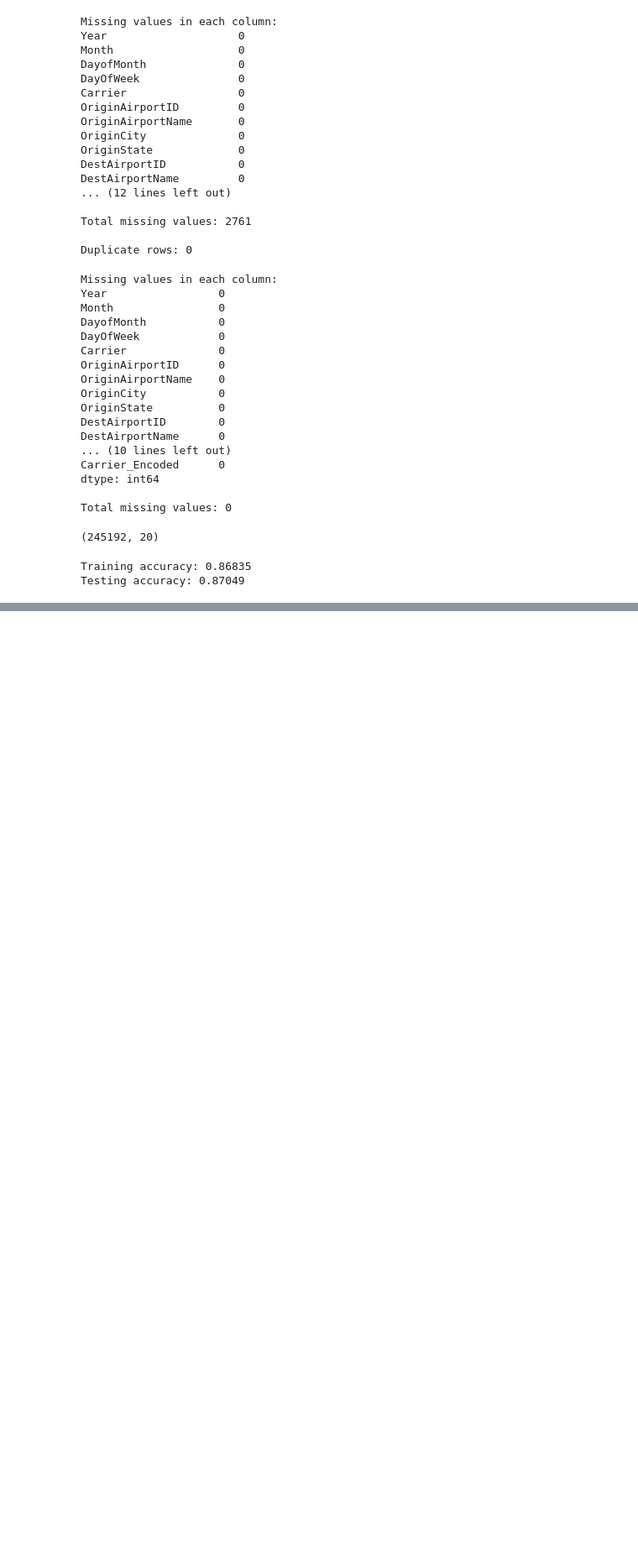
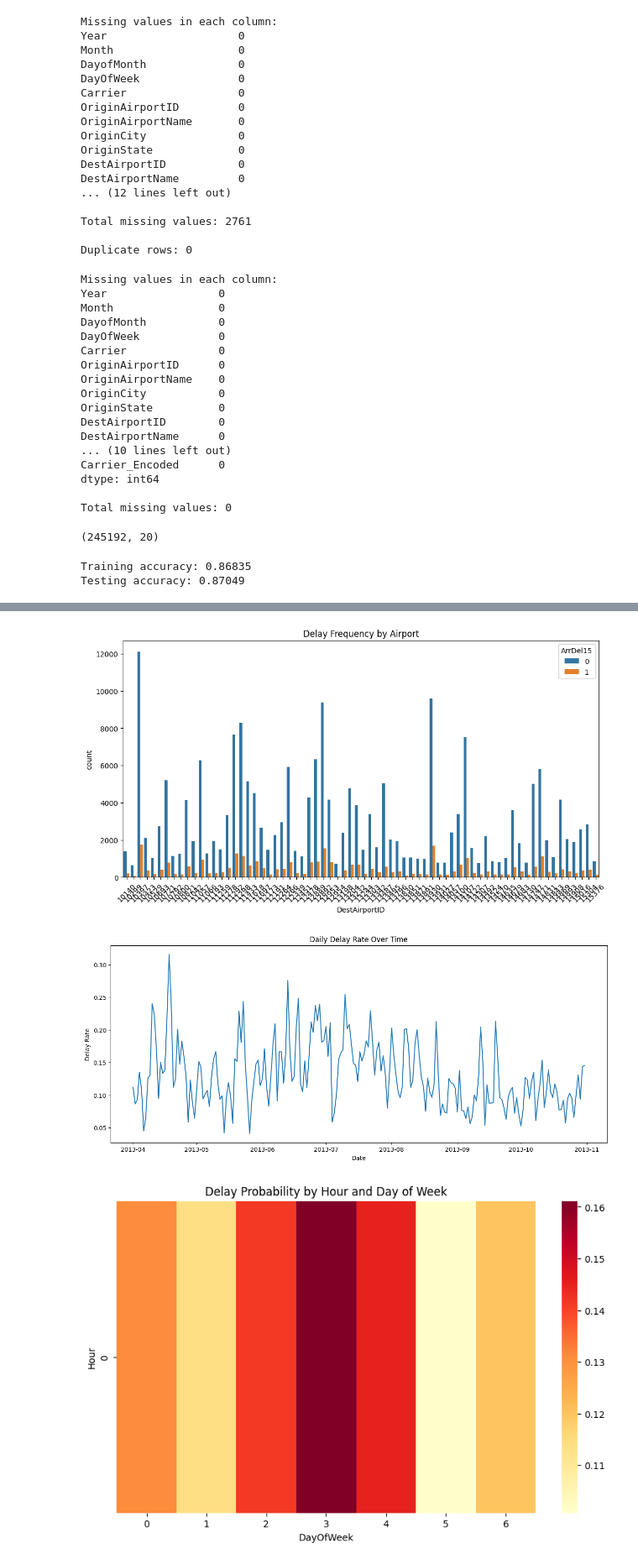
Before and after one commit to EqualsGroup/flight-delay-hackathon-template, a Jupyter notebook: notebook_hackathon.ipynb, the cells around one changed output, grey strips where cells are left out. Shown: that part at 84% size. Drawn from its saved outputs; the diff is of its cells as text; code cells hidden in the pictures; blank space fills up the shorter version.

```diff
--- a/notebook_hackathon.ipynb
+++ b/notebook_hackathon.ipynb
@@ -210,0 +227,38 @@ with open('scaler.pkl', 'wb') as file:
+# %%
+import matplotlib.pyplot as plt
+import seaborn as sns
+
+# 1. Bar plot of delay frequency by airport
+plt.figure(figsize=(12, 6))
+sns.countplot(data=flights, x='DestAirportID', hue='ArrDel15')
+plt.title('Delay Frequency by Airport')
+plt.xticks(rotation=45)
+plt.show()
+
+# 2. Time series of delays
+plt.figure(figsize=(15, 6))
+flights['Date'] = pd.to_datetime(flights['DateTime']).dt.date
+daily_delays = flights.groupby('Date')['ArrDel15'].mean()
+plt.plot(daily_delays.index, daily_delays.values)
+plt.title('Daily Delay Rate Over Time')
+plt.xlabel('Date')
+plt.ylabel('Delay Rate')
+plt.show()
+
+# 3. Heatmap of delays by hour and day
+plt.figure(figsize=(10, 6))
+flights['Hour'] = pd.to_datetime(flights['DateTime']).dt.hour
+flights['DayOfWeek'] = pd.to_datetime(flights['DateTime']).dt.dayofweek
+delay_pivot = flights.pivot_table(
+    values='ArrDel15',
+    index='Hour',
+    columns='DayOfWeek',
+    aggfunc='mean'
+)
+sns.heatmap(delay_pivot, cmap='YlOrRd')
+plt.title('Delay Probability by Hour and Day of Week')
+plt.show()
+# %% [output]
+[figure, added]
+[figure, added]
+[figure, added]
```
Also changed, not shown: parts of 2 cells of this notebook.
